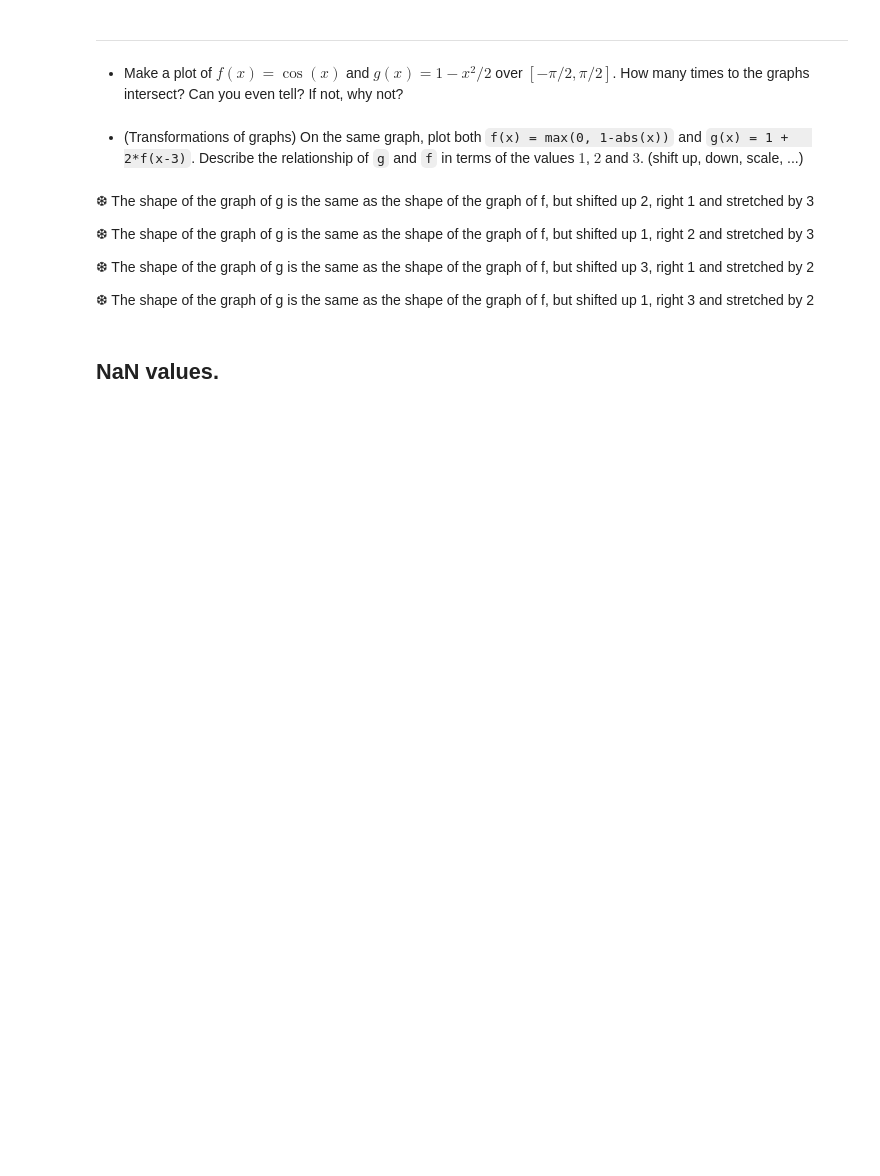
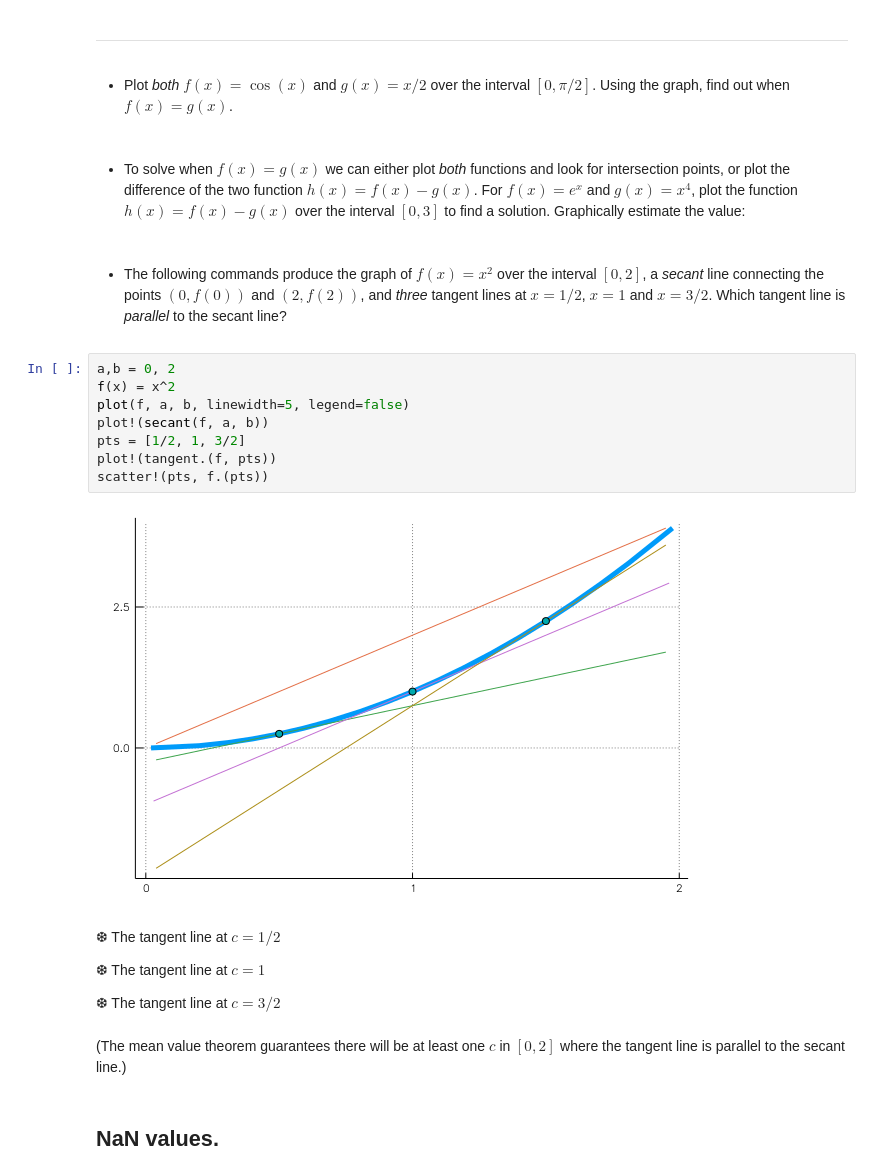
Before and after one commit to mth229/229-projects, a Jupyter notebook: graphics.ipynb, the cells around one changed output. Drawn from its saved outputs; the diff is of its cells as text; blank space fills up the shorter version.

```diff
--- a/graphics.ipynb
+++ b/graphics.ipynb
@@ -114,21 +168,38 @@ plot([sin, cos], 0, 2pi)
 <hr />
 # %% [markdown]
 <ul>
-<li>Make a plot of $f(x) = \cos(x)$ and $g(x) = 1 - x^2/2$ over   $[-\pi/2, \pi/2]$. How many times to the graphs intersect? Can you   even tell? If not, why not?</li>
+<li><p>Plot <em>both</em> $f(x) = \cos(x)$ and $g(x) = x/2$ over the interval $[0, \pi/2]$. Using the graph, find out when $f(x) = g(x)$.</p>
+</li>
 </ul>
-# %% [markdown]
-<ul>
-<li>(Transformations of graphs) On the same graph,  plot both <code>f&#40;x&#41; &#61; max&#40;0, 1-abs&#40;x&#41;&#41;</code> and <code>g&#40;x&#41; &#61; 1 &#43;   2*f&#40;x-3&#41;</code>. Describe the relationship of <code>g</code> and <code>f</code> in terms of the   values $1$, $2$ and $3$. (shift up, down, scale, ...)</li>
-</ul>
-# %% [markdown]
-
-&#10054; The shape of the graph of g is the same as the shape of the graph of f, but shifted up 2, right 1 and stretched by 3
-
-&#10054; The shape of the graph of g is the same as the shape of the graph of f, but shifted up 1, right 2 and stretched by 3
-
-&#10054; The shape of the graph of g is the same as the shape of the graph of f, but shifted up 3, right 1 and stretched by 2
-
-&#10054; The shape of the graph of g is the same as the shape of the graph of f, but shifted up 1, right 3 and stretched by 2
+# %% [markdown]
+<ul>
+<li><p>To solve when $f(x) = g(x)$ we can either plot <em>both</em> functions and look for intersection points, or plot the difference of the two function $h(x) = f(x) - g(x)$. For $f(x) = e^x$ and $g(x) = x^4$, plot the function $h(x) = f(x) - g(x)$ over the interval $[0,3]$ to find a solution. Graphically estimate the value:</p>
+</li>
+</ul>
+# %% [markdown]
+<ul>
+<li><p>The following commands produce the graph of $f(x) = x^2$ over the interval $[0,2]$, a <em>secant</em> line connecting the points $(0,f(0))$ and $(2,f(2))$, and <em>three</em> tangent lines at $x=1/2$, $x=1$ and $x=3/2$. Which tangent line is <em>parallel</em> to the secant line?</p>
+</li>
+</ul>
+# %%
+a,b = 0, 2
+f(x) = x^2
+plot(f, a, b, linewidth=5, legend=false)
+plot!(secant(f, a, b))
+pts = [1/2, 1, 3/2]
+plot!(tangent.(f, pts))
+scatter!(pts, f.(pts))
+# %% [output]
+[figure, added]
+# %% [markdown]
+
+&#10054; The tangent line at $c=1/2$
+
+&#10054; The tangent line at $c=1$
+
+&#10054; The tangent line at $c=3/2$
+# %% [markdown]
+<p>(The mean value theorem guarantees there will be at least one $c$ in $[0,2]$ where the tangent line is parallel to the secant line.)</p>
 # %% [markdown]
 <h2>NaN values.</h2>
 # %% [markdown]
```
Also changed, not shown: parts of 54 cells of this notebook, 9 other files.
